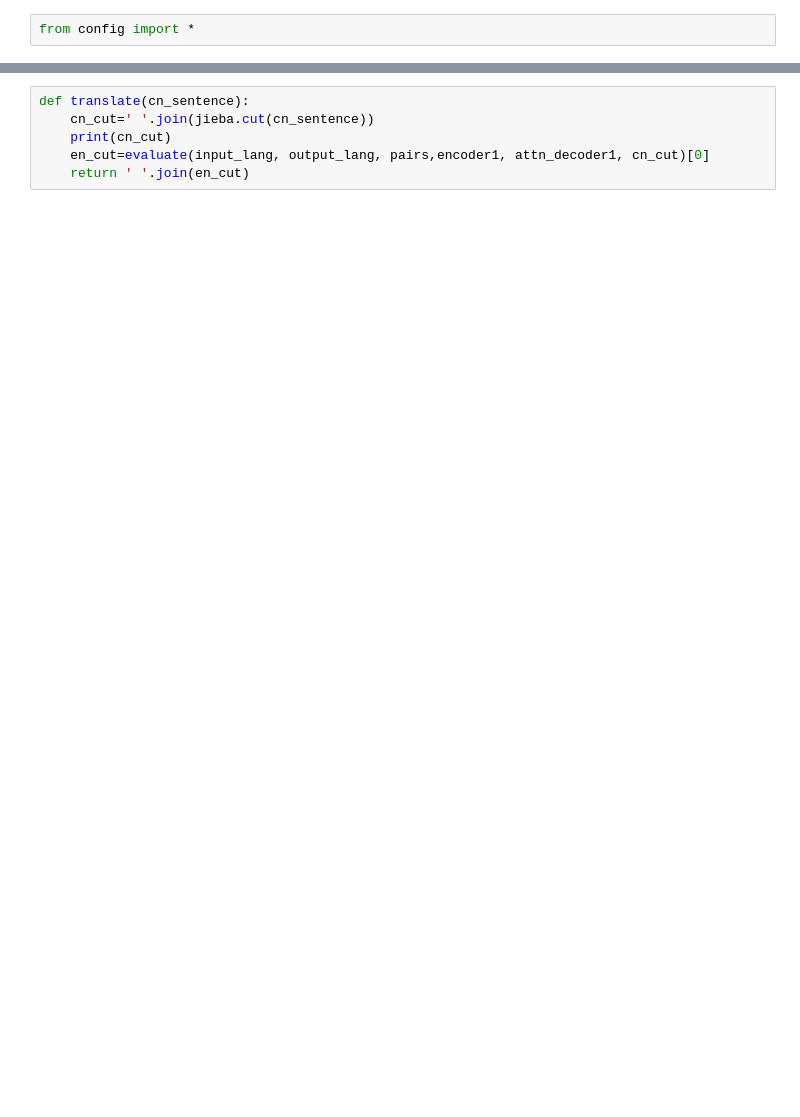
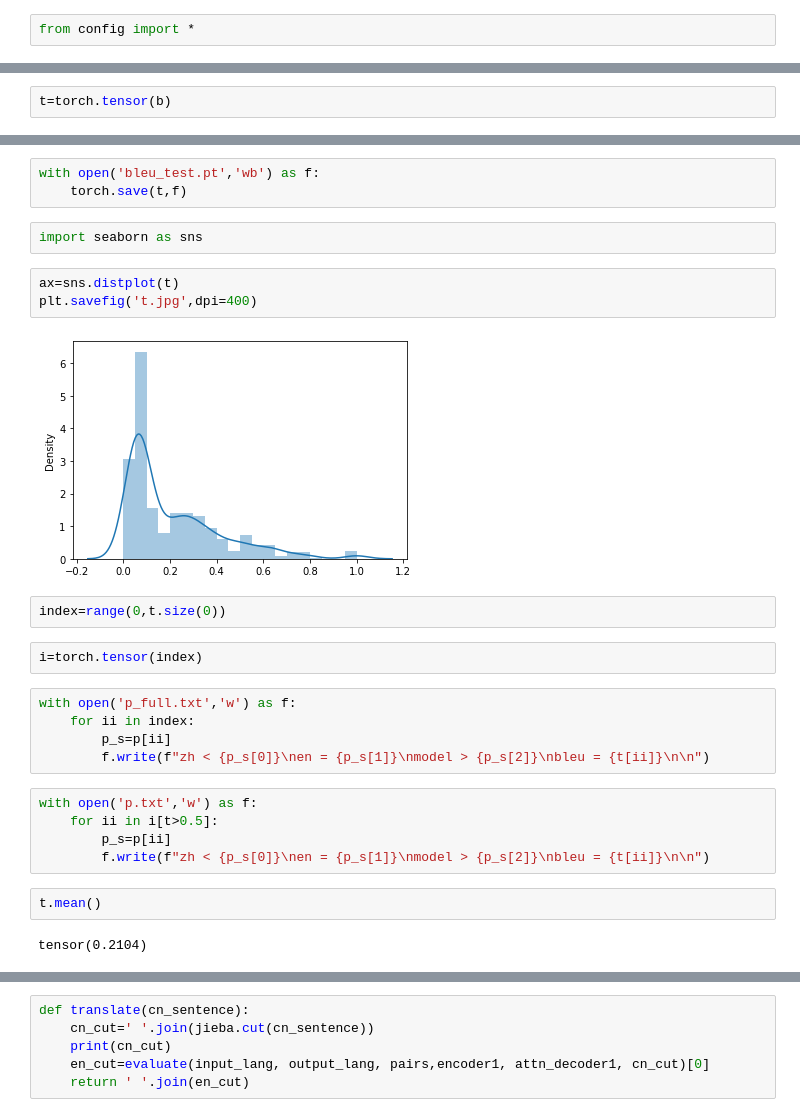
Before and after one commit to ouyen/ai_intro_nmt, a Jupyter notebook: test.ipynb, the cells around one changed output, grey strips where cells are left out. Drawn from its saved outputs; the diff is of its cells as text; blank space fills up the shorter version.

```diff
--- a/test.ipynb
+++ b/test.ipynb
@@ -73,0 +48,2 @@ import jieba
+# %%
+t=torch.tensor(b)
@@ -73,0 +56,28 @@ import jieba
+# %%
+with open('bleu_test.pt','wb') as f:
+    torch.save(t,f)
+# %%
+import seaborn as sns
+# %%
+ax=sns.distplot(t)
+plt.savefig('t.jpg',dpi=400)
+# %% [output]
+[figure, added]
+# %%
+index=range(0,t.size(0))
+# %%
+i=torch.tensor(index)
+# %%
+with open('p_full.txt','w') as f:
+    for ii in index:
+        p_s=p[ii]
+        f.write(f"zh < {p_s[0]}\nen = {p_s[1]}\nmodel > {p_s[2]}\nbleu = {t[ii]}\n\n")
+# %%
+with open('p.txt','w') as f:
+    for ii in i[t>0.5]:
+        p_s=p[ii]
+        f.write(f"zh < {p_s[0]}\nen = {p_s[1]}\nmodel > {p_s[2]}\nbleu = {t[ii]}\n\n")
+# %%
+t.mean()
+# %% [output]
+tensor(0.2104)
```
Also changed, not shown: parts of 19 cells of this notebook, 6 other files.
